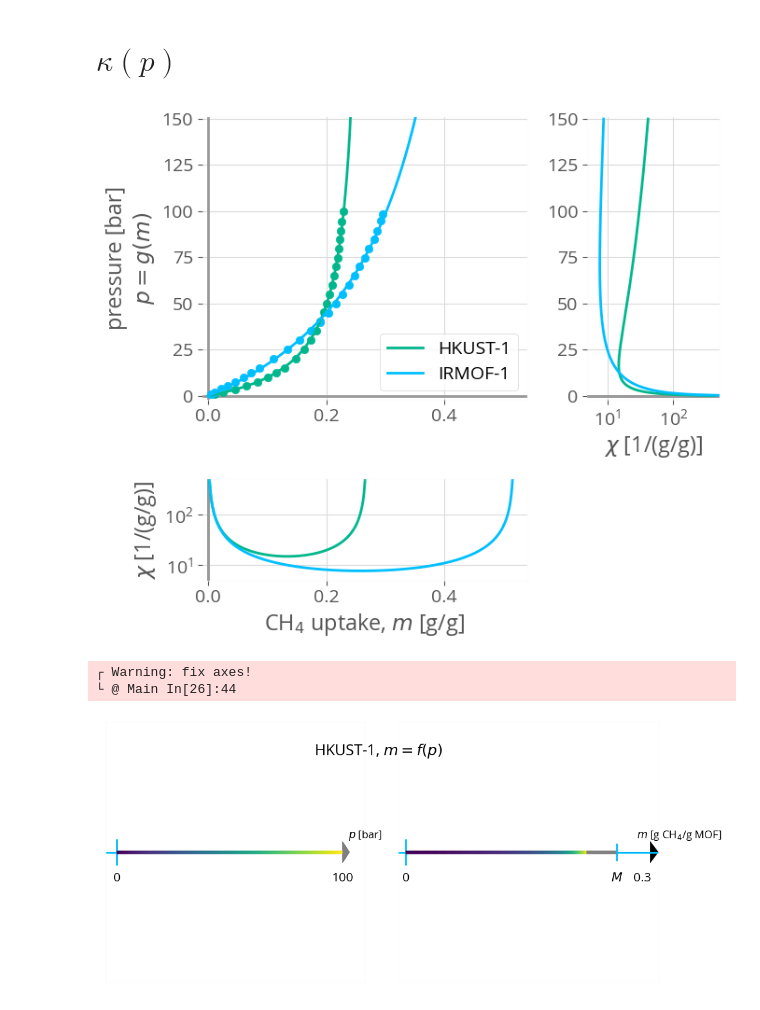
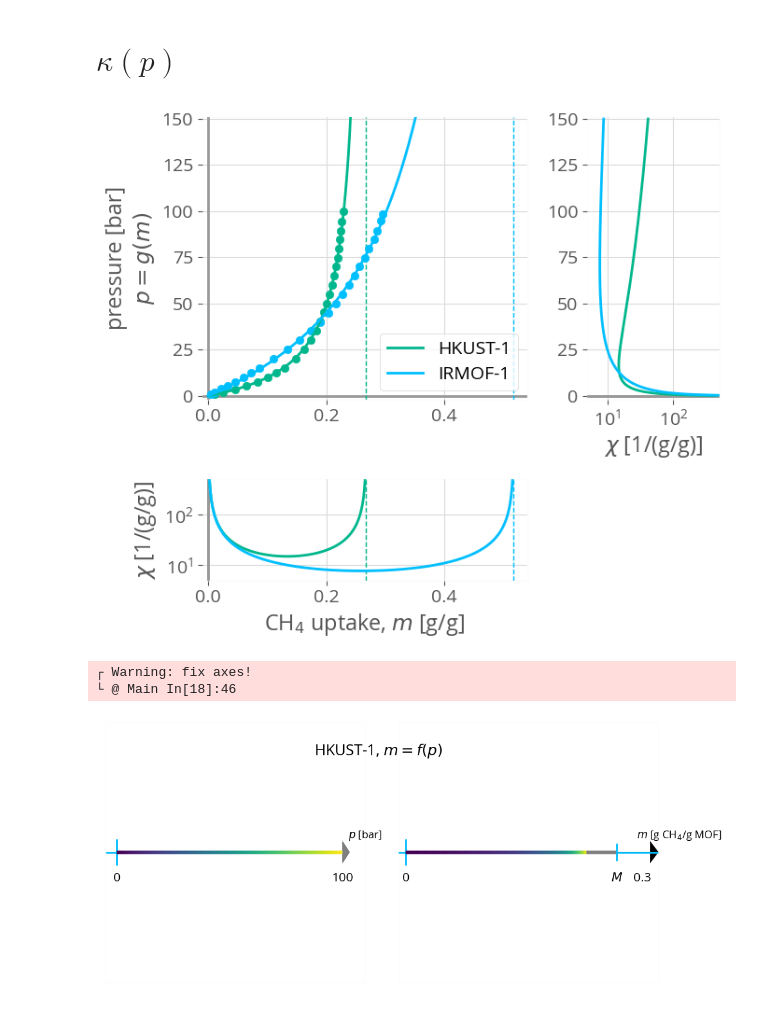
Before and after one commit to SimonEnsemble/nonlinear_sensing, a Jupyter notebook: one_d_sensing/1D sensing.ipynb, the cells around one changed output. Drawn from its saved outputs; the diff is of its cells as text; code cells hidden in the pictures.

```diff
--- a/one_d_sensing/1D sensing.ipynb
+++ b/one_d_sensing/1D sensing.ipynb
@@ -361,38 +363,40 @@ for mof in mofs
     # g(m)
     ax1.scatter(df[mof][:, :g_g], df[mof][:, Symbol("P(bar)")], color=mof_to_color[mof], zorder=100, clip_on=false)
     ax1.plot(m, g.(m, mof), label=mof, color=mof_to_color[mof], zorder=100)
+    ax1.axvline(x=params[mof]["M"], linestyle="--", color=mof_to_color[mof], lw=1)
 
     ξ_lims = [5.0, 500]
     # ξ(m)
     ax3.plot(m, χ_of_m.(m, mof), color=mof_to_color[mof])
+    ax3.axvline(x=params[mof]["M"], linestyle="--", color=mof_to_color[mof], lw=1)
     ax3.set_yscale("log")
     ax3.set_yticks([10,100])
     ax3.set_ylim(ξ_lims)
     ax3.set_xlim(ax1.get_xlim())
     ax3.axvline(x=0, color="0.6", zorder=1)
     ax3.set_ylabel(L"$\chi$ [1/(g/g)]")
     ax3.set_xlabel(L"CH$_4$ uptake, $m$ [g/g]")
 
     # ξ(p)
     ax2.plot(χ_of_p.(p, mof), p, color=mof_to_color[mof])
     ax2.set_xscale("log")
     ax2.set_xticks([10,100])
     ax2.set_xlim(ξ_lims)
     ax2.axhline(y=0, color="0.6", zorder=1)
     ax2.set_xlabel(L"$\chi$ [1/(g/g)]")
     ax2.set_ylim(ax1.get_ylim())
 end
 ax1.legend()
 
 @warn "fix axes!"
 # suptitle("conditioning of the inverse problem")
 
 tight_layout()
 savefig("chi.pdf", format="pdf")
 # %% [output]
-[figure, old version]
+[figure, new version]
 ┌ Warning: fix axes!
-└ @ Main In[26]:44
+└ @ Main In[18]:46
 # %%
 mof = "HKUST-1"
 
```
Also changed, not shown: parts of 1 cell of this notebook, 1 other file.
